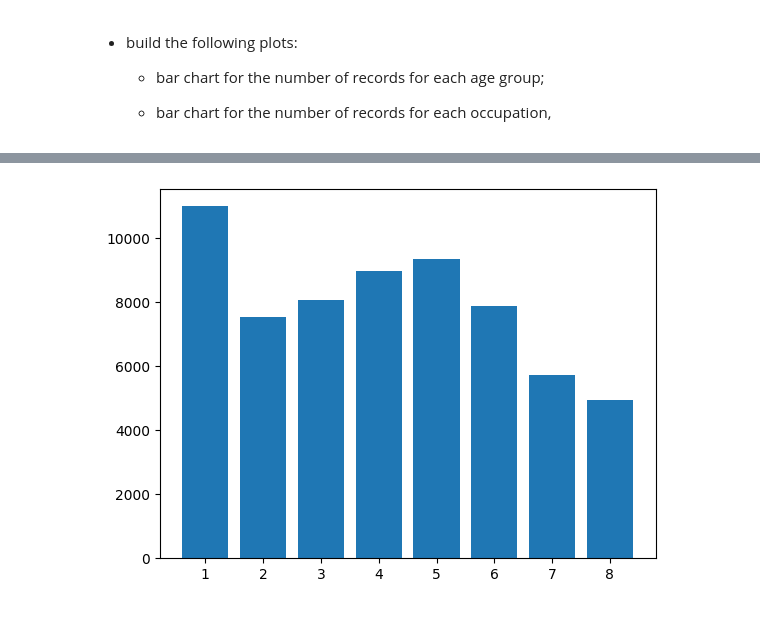
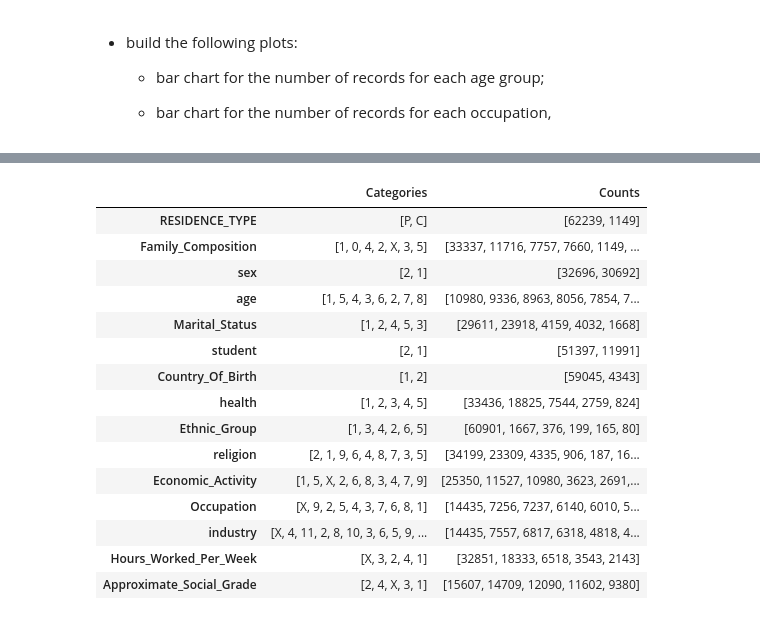
Before and after one commit to awesometillman/census, a Jupyter notebook: notebooks/notebook.ipynb, the cells around one changed output, grey strips where cells are left out. Drawn from its saved outputs; the diff is of its cells as text; code cells hidden in the pictures.

Commit message:
Added dataframe with meanings of columns

```diff
--- a/notebooks/notebook.ipynb
+++ b/notebooks/notebook.ipynb
@@ -145,11 +291,27 @@ def bar_chart(data, variable):
 # %%
+# Make a dataframe which stores bar chart information
 chart_data = pd.DataFrame(columns = ["Categories", "Counts"])
 
 for i in range(len(df_data.columns)):
     variable = df_data.columns[i]
     categories, counts = get_cats_counts(df_data, variable)
     chart_data.loc[variable] = [categories, counts]
+
+chart_data
+# %% [output]
+|  | Categories | Counts |
+| RESIDENCE_TYPE | [P, C] | [62239, 1149] |
+| Family_Composition | [1, 0, 4, 2, X, 3, 5] | [33337, 11716, 7757, 7660, 1149, ... |
+| sex | [2, 1] | [32696, 30692] |
+| age | [1, 5, 4, 3, 6, 2, 7, 8] | [10980, 9336, 8963, 8056, 7854, 7... |
+| Marital_Status | [1, 2, 4, 5, 3] | [29611, 23918, 4159, 4032, 1668] |
+| student | [2, 1] | [51397, 11991] |
+| Country_Of_Birth | [1, 2] | [59045, 4343] |
+| health | [1, 2, 3, 4, 5] | [33436, 18825, 7544, 2759, 824] |
+| Ethnic_Group | [1, 3, 4, 2, 6, 5] | [60901, 1667, 376, 199, 165, 80] |
+| religion | [2, 1, 9, 6, 4, 8, 7, 3, 5] | [34199, 23309, 4335, 906, 187, 16... |
+| Economic_Activity | [1, 5, X, 2, 6, 8, 3, 4, 7, 9] | [25350, 11527, 10980, 3623, 2691,... |
+| Occupation | [X, 9, 2, 5, 4, 3, 7, 6, 8, 1] | [14435, 7256, 7237, 6140, 6010, 5... |
+| industry | [X, 4, 11, 2, 8, 10, 3, 6, 5, 9, ... | [14435, 7557, 6817, 6318, 4818, 4... |
+| Hours_Worked_Per_Week | [X, 3, 2, 4, 1] | [32851, 18333, 6518, 3543, 2143] |
+| Approximate_Social_Grade | [2, 4, X, 3, 1] | [15607, 14709, 12090, 11602, 9380] |
-# %%
-bar_chart(chart_data, "age")
-# %% [output]
-[figure, removed]
```
Also changed, not shown: parts of 4 cells of this notebook.
